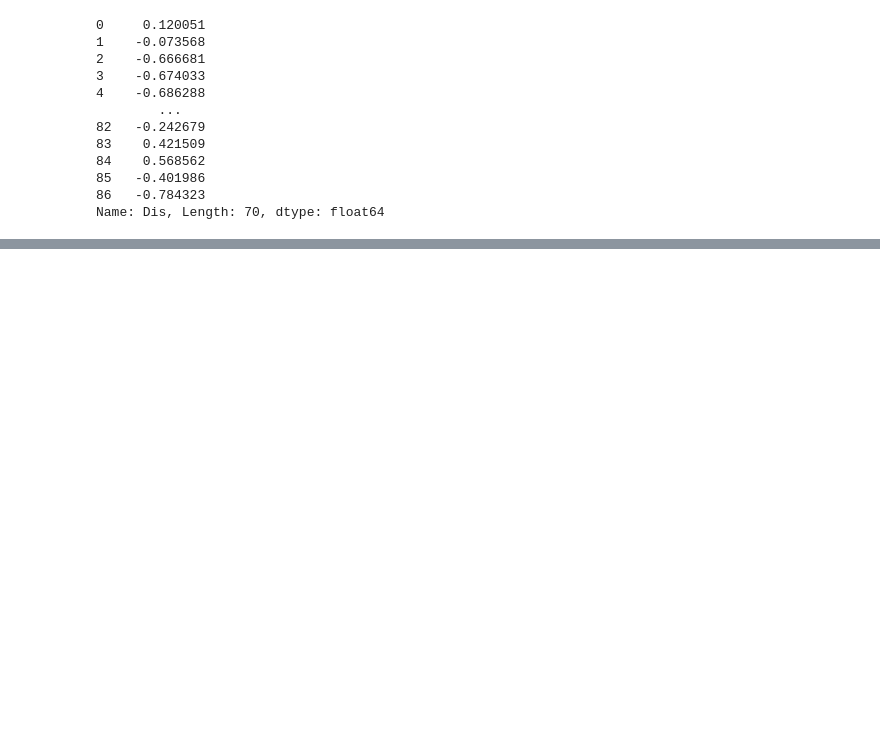
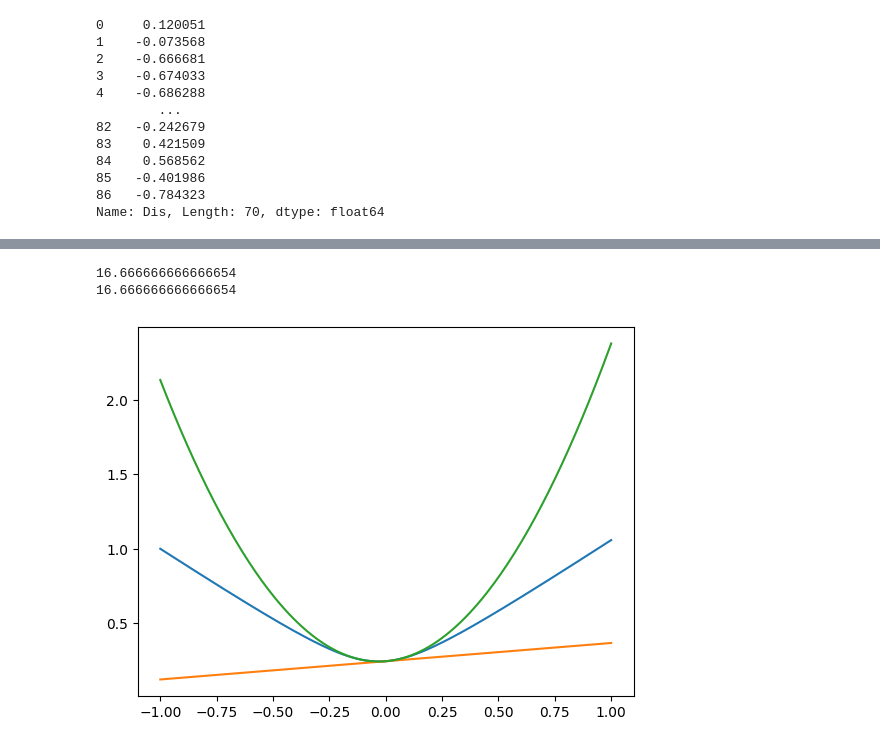
Before and after one commit to AdrianFaucher/project_3A, a Jupyter notebook: pertubative_distance.ipynb, the cells around one changed output, grey strips where cells are left out. Saved outputs shown, nothing was run; the diff lists cells and outputs as text; code cells hidden in the pictures; blank space fills up the shorter version.

```diff
--- a/pertubative_distance.ipynb
+++ b/pertubative_distance.ipynb
@@ -195,0 +311,35 @@ plt.show()
+# %%
+def f(gamma):
+    cos_theta= 0.97 # cos(13°)
+    r1=1
+    r2=1+gamma
+    return np.sqrt(r1**2+r2**2-2*cos_theta*r1*r2)
+
+def pertubative_f(gamma):
+    cos_theta= 0.97 # cos(13°)
+    alpha=2-2*cos_theta
+    print(1/alpha)
+    return np.sqrt(alpha)*(1+0.5*gamma)
+
+def pertubative2_f(gamma):
+    cos_theta= 0.97 # cos(13°)
+    alpha=2-2*cos_theta
+    print(1/alpha)
+    return np.sqrt(alpha)*(1+0.5*(gamma+(gamma**2)/alpha)-0.125*gamma**2)  # *(1+0.5*gamma)
+
+def pertubative3_f(gamma):
+    cos_theta= 0.97 # cos(13°)
+    alpha=2-2*cos_theta
+    print(1/alpha)
+    return np.sqrt(alpha)*(1+0.5*(gamma+(gamma**2)/alpha)-0.125*(gamma+(gamma**2)/alpha)**2)  # *(1+0.5*gamma)
+
+gammas=np.arange(-1,1.01,0.01)
+
+plt.plot(gammas,f(gammas))
+plt.plot(gammas,pertubative_f(gammas))
+plt.plot(gammas,pertubative2_f(gammas))
+plt.show()
+# %% [output]
+16.666666666666654
+16.666666666666654
+[figure, added]
```
Also changed, not shown: parts of 15 cells of this notebook, 7 other files.
